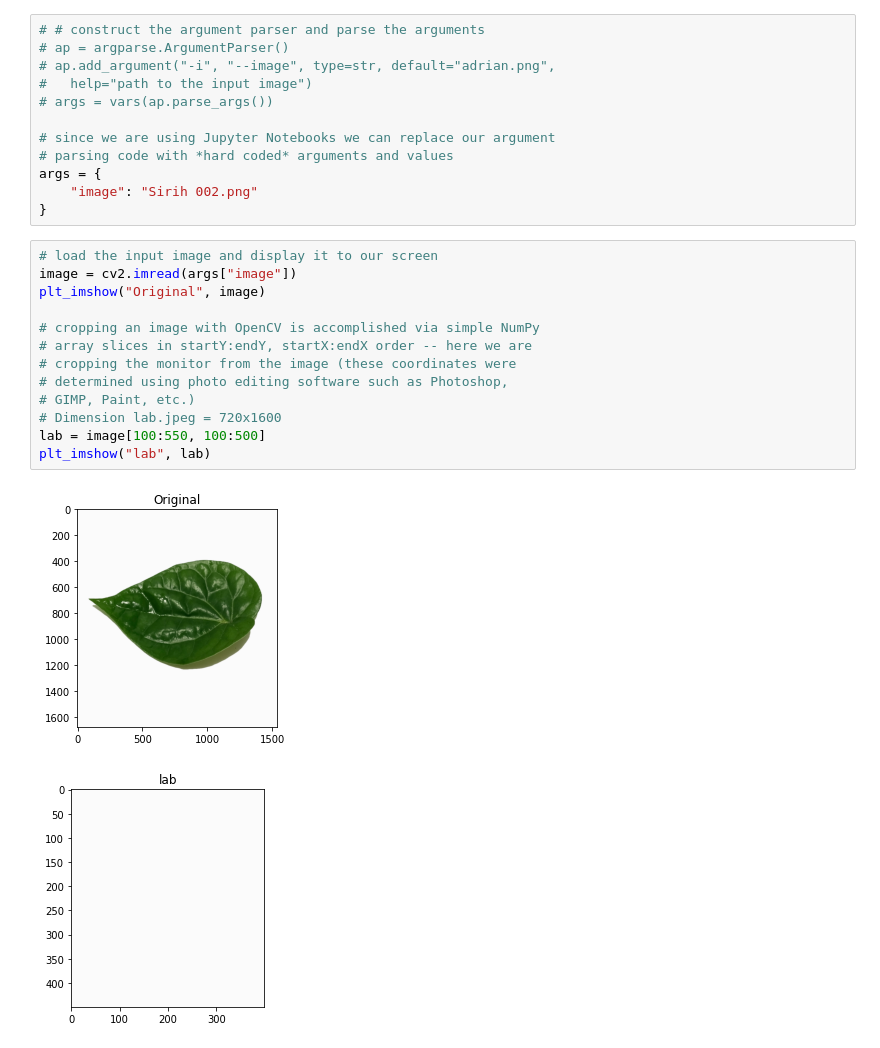
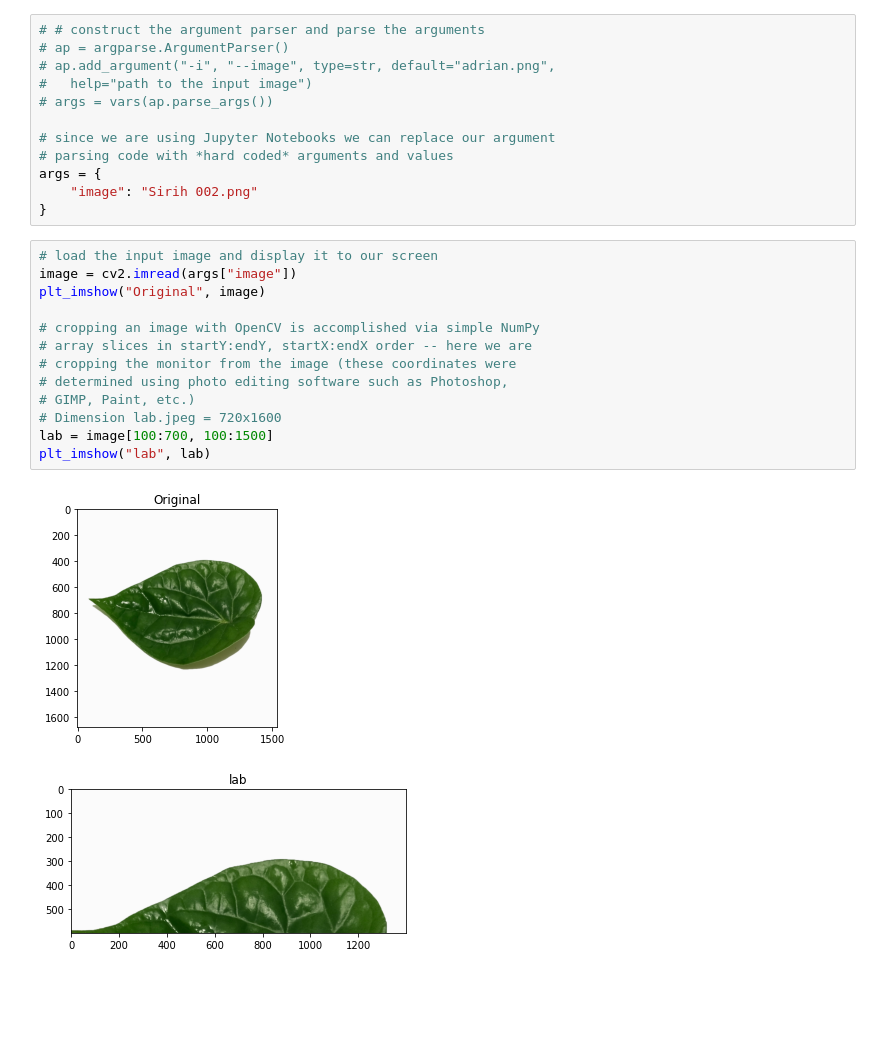
Before and after one commit to MuhammadVirgiawan774/computer-vision, a Jupyter notebook: cropping.ipynb, the cells around one changed output. Saved outputs shown, nothing was run; the diff lists cells and outputs as text; blank space fills up the shorter version.

```diff
--- a/cropping.ipynb
+++ b/cropping.ipynb
@@ -68,16 +68,16 @@ args = {
 # %%
 # load the input image and display it to our screen
 image = cv2.imread(args["image"])
 plt_imshow("Original", image)
 
 # cropping an image with OpenCV is accomplished via simple NumPy
 # array slices in startY:endY, startX:endX order -- here we are
 # cropping the monitor from the image (these coordinates were
 # determined using photo editing software such as Photoshop,
 # GIMP, Paint, etc.)
 # Dimension lab.jpeg = 720x1600
-lab = image[100:550, 100:500]
+lab = image[100:700, 100:1500]
 plt_imshow("lab", lab)
 # %% [output]
 [figure]
-[figure, old version]
+[figure, new version]
```
Also changed, not shown: parts of 1 cell of this notebook.
